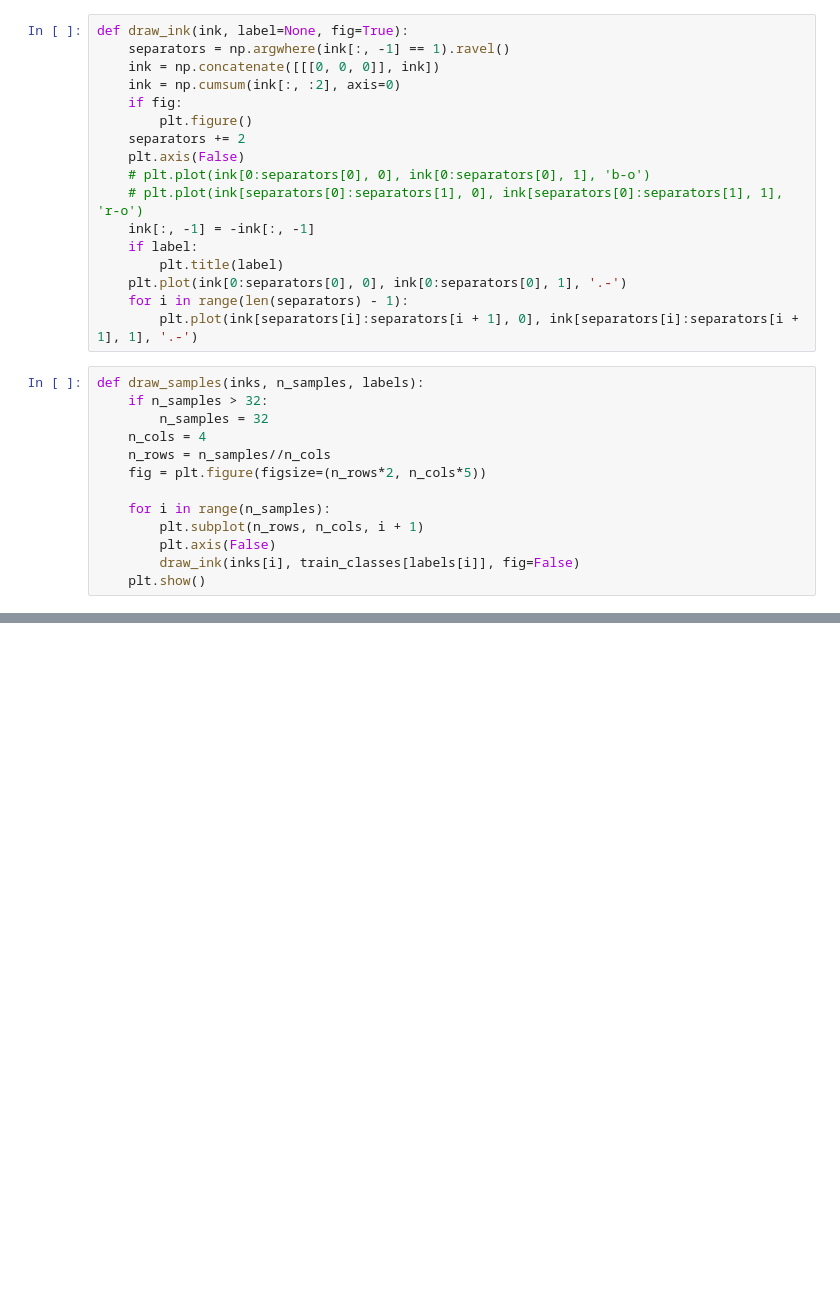
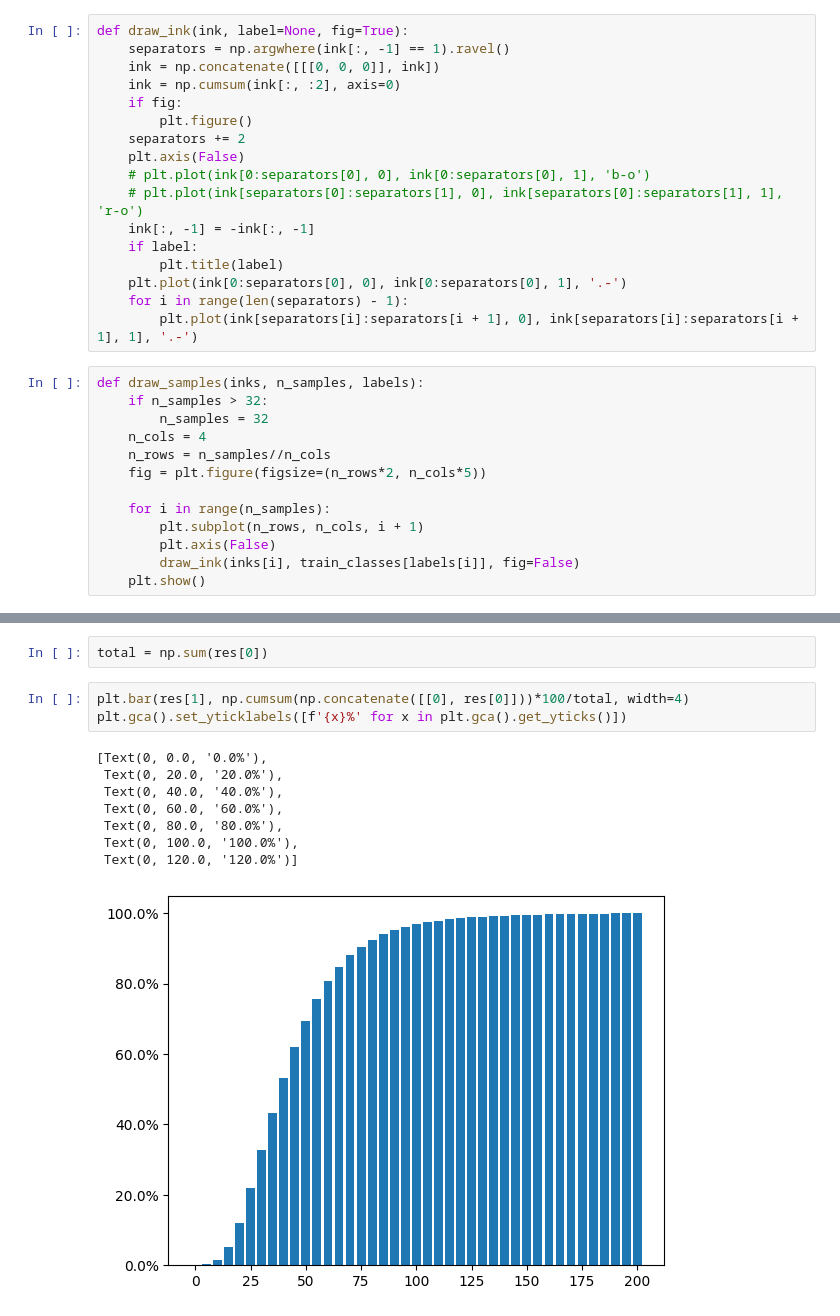
Before and after one commit to Ediblock/SketchRNN-classifier, a Jupyter notebook: SketchRNN.ipynb, the cells around one changed output, grey strips where cells are left out. Cells and saved outputs as stored; diff of their text form; blank space fills up the shorter version.

```diff
--- a/SketchRNN.ipynb
+++ b/SketchRNN.ipynb
@@ -265,0 +306,14 @@ for inks, shapes, labels in train_data.take(1):
+# %%
+total = np.sum(res[0])
+# %%
+plt.bar(res[1], np.cumsum(np.concatenate([[0], res[0]]))*100/total, width=4)
+plt.gca().set_yticklabels([f'{x}%' for x in plt.gca().get_yticks()])
+# %% [output]
+[Text(0, 0.0, '0.0%'),
+ Text(0, 20.0, '20.0%'),
+ Text(0, 40.0, '40.0%'),
+ Text(0, 60.0, '60.0%'),
+ Text(0, 80.0, '80.0%'),
+ Text(0, 100.0, '100.0%'),
+ Text(0, 120.0, '120.0%')]
+[figure, added]
```
Also changed, not shown: parts of 28 cells of this notebook, 1 other file.
